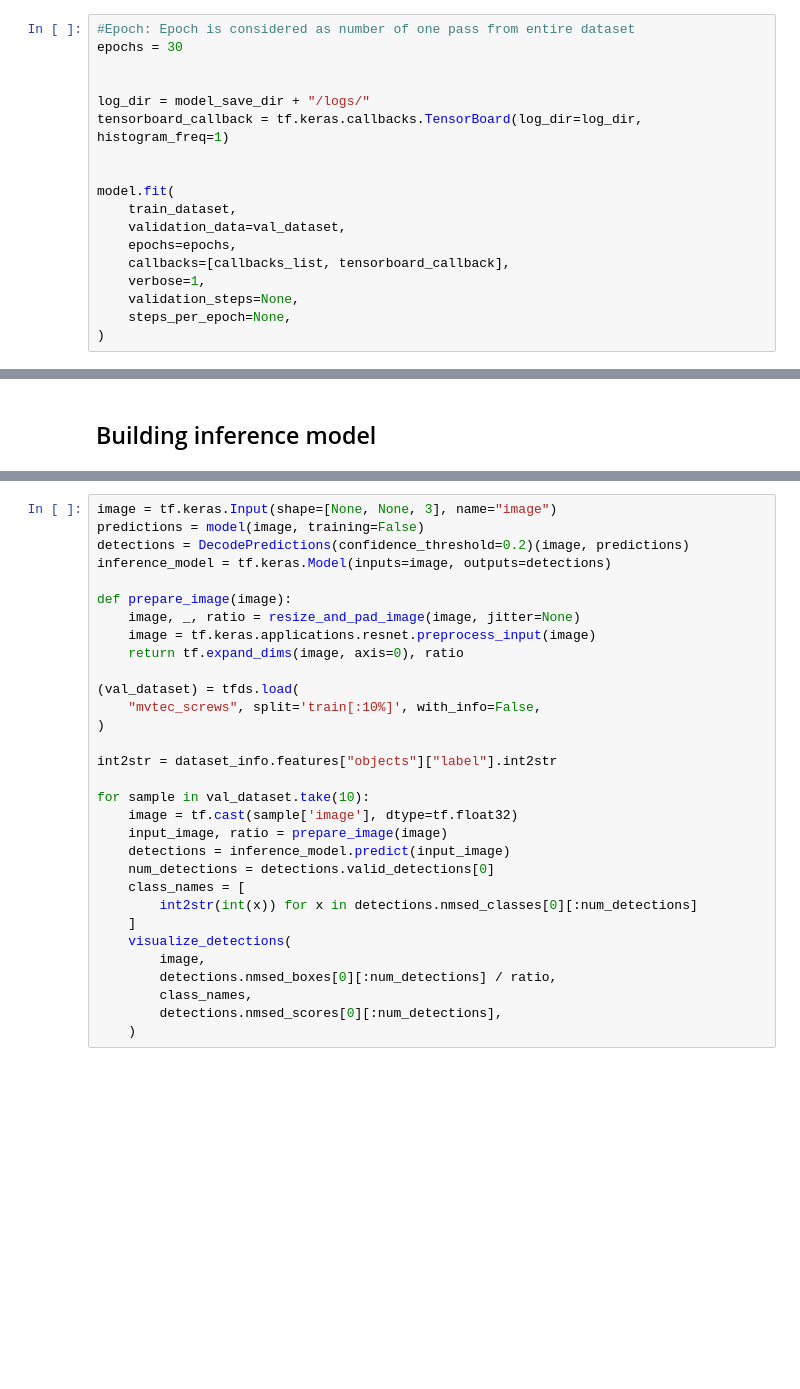
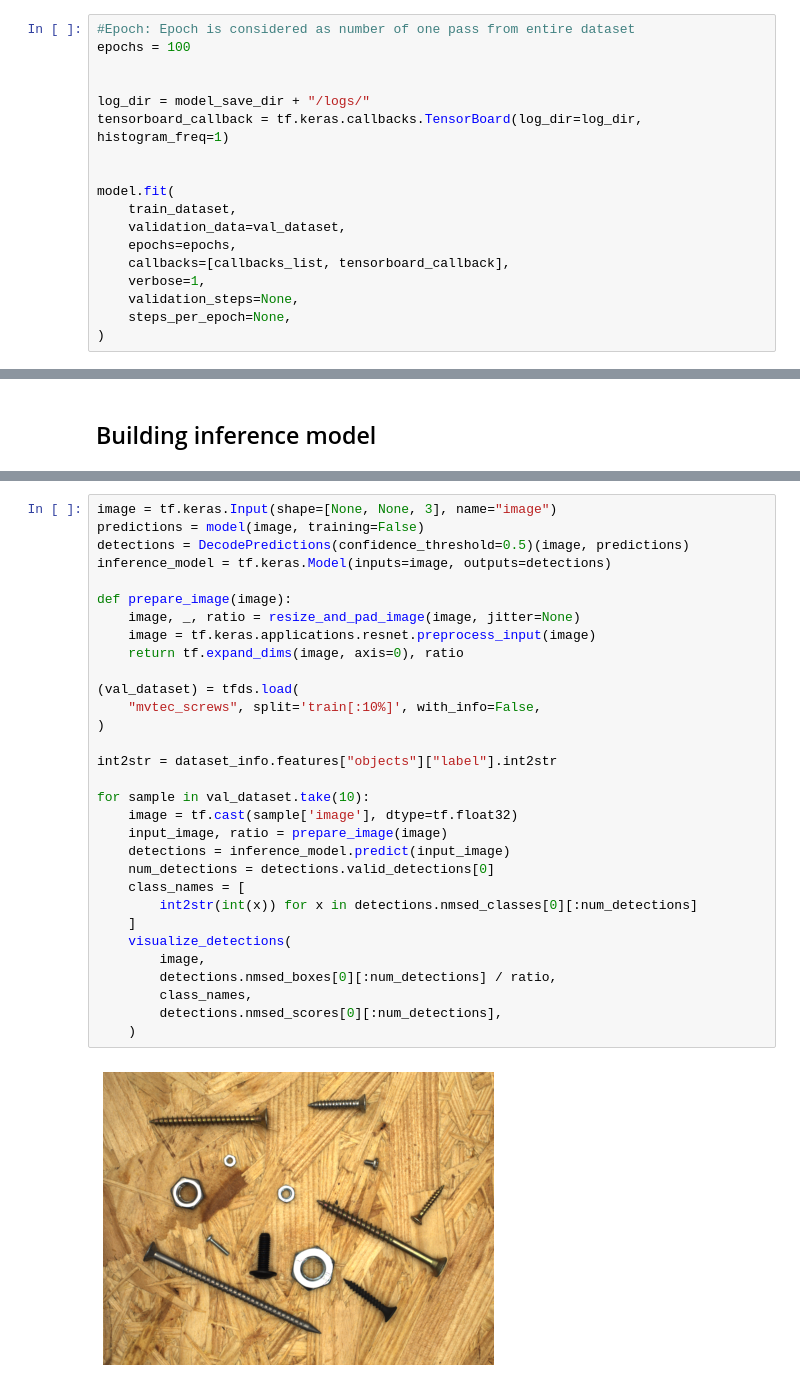
Before and after one commit to electriccheffer/CV22Project, a Jupyter notebook: retinanet.ipynb, the cells around one changed output, grey strips where cells are left out. Drawn from its saved outputs; the diff is of its cells as text; blank space fills up the shorter version.

```diff
--- a/retinanet.ipynb
+++ b/retinanet.ipynb
@@ -857,6 +857,6 @@ To enable them in other operations, rebuild TensorFlow with the appropriate comp
 # %%
 #Epoch: Epoch is considered as number of one pass from entire dataset
-epochs = 30
+epochs = 100
 
 
 log_dir = model_save_dir + "/logs/"
@@ -888,31 +907,33 @@ model.load_weights(latest_checkpoint)
 # %%
 image = tf.keras.Input(shape=[None, None, 3], name="image")
 predictions = model(image, training=False)
-detections = DecodePredictions(confidence_threshold=0.2)(image, predictions)
+detections = DecodePredictions(confidence_threshold=0.5)(image, predictions)
 inference_model = tf.keras.Model(inputs=image, outputs=detections)
 
 def prepare_image(image):
     image, _, ratio = resize_and_pad_image(image, jitter=None)
     image = tf.keras.applications.resnet.preprocess_input(image)
     return tf.expand_dims(image, axis=0), ratio
 
 (val_dataset) = tfds.load(
     "mvtec_screws", split='train[:10%]', with_info=False,
 )
 
 int2str = dataset_info.features["objects"]["label"].int2str
 
 for sample in val_dataset.take(10):
     image = tf.cast(sample['image'], dtype=tf.float32)
     input_image, ratio = prepare_image(image)
     detections = inference_model.predict(input_image)
     num_detections = detections.valid_detections[0]
     class_names = [
         int2str(int(x)) for x in detections.nmsed_classes[0][:num_detections]
     ]
     visualize_detections(
         image,
         detections.nmsed_boxes[0][:num_detections] / ratio,
         class_names,
         detections.nmsed_scores[0][:num_detections],
     )
+# %% [output]
+[figure, added]
```
Also changed, not shown: parts of 4 cells of this notebook, 9 other files.
